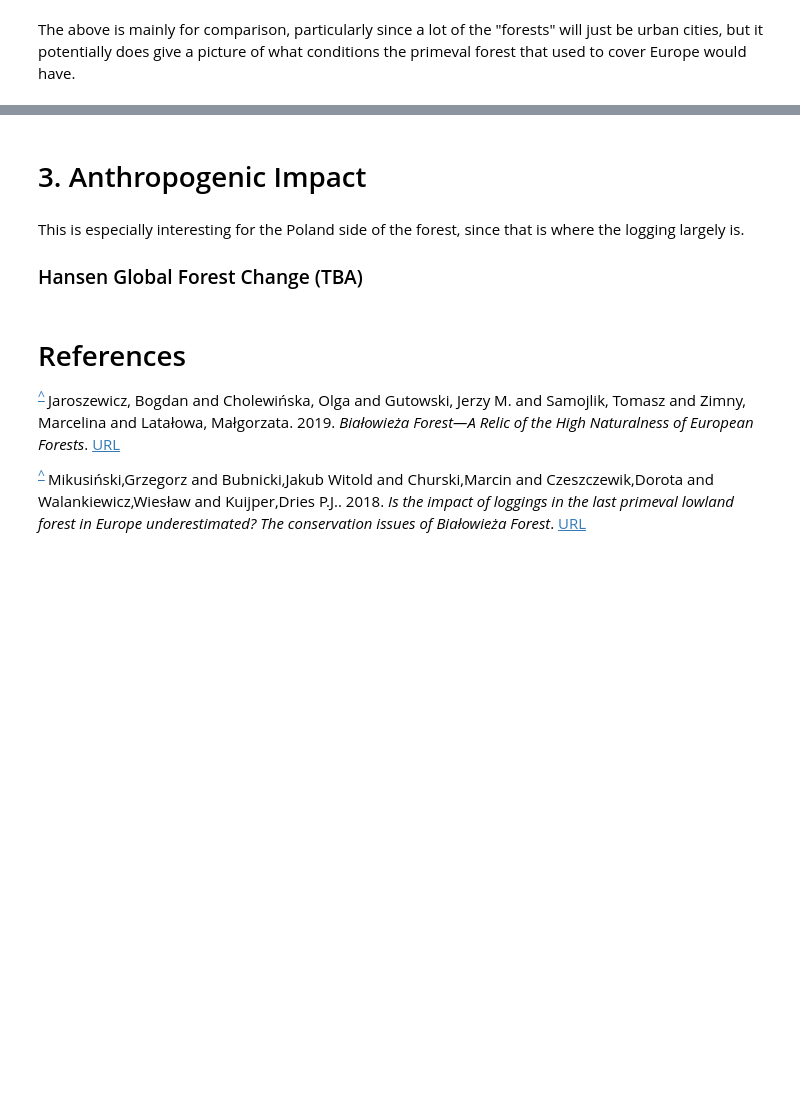
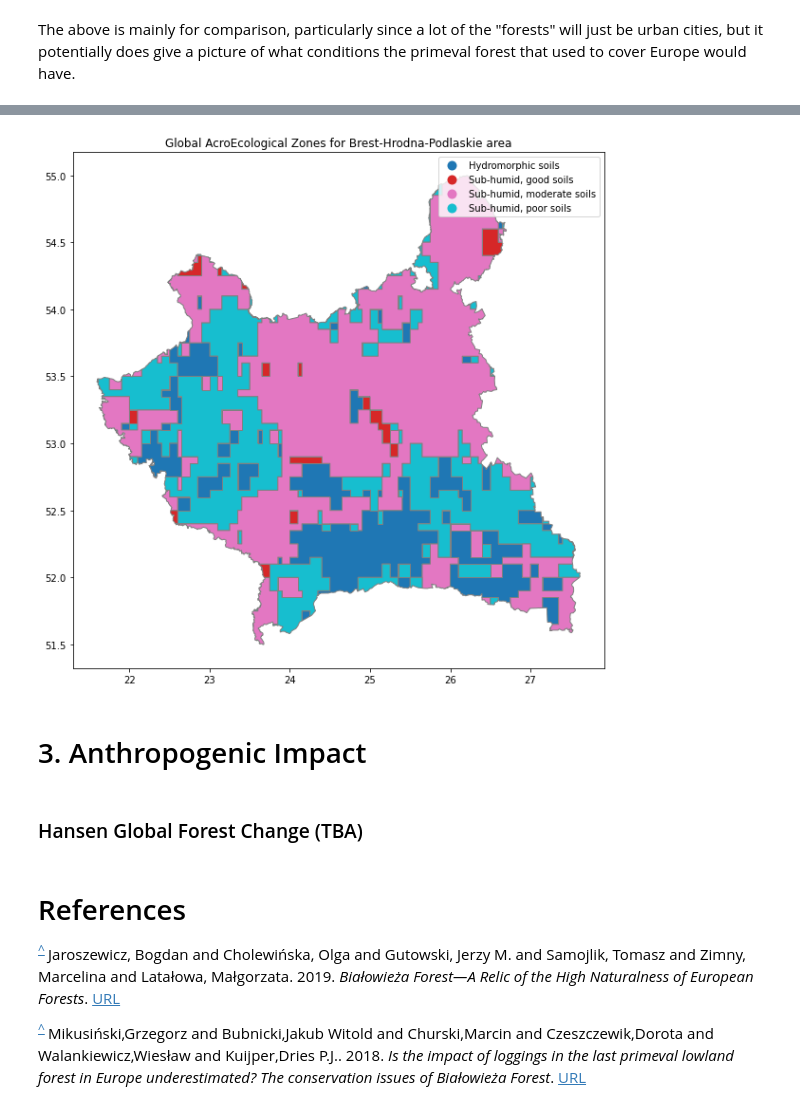
Before and after one commit to coloeus-monedula/moja-global-22, a Jupyter notebook: forest.ipynb, the cells around one changed output, grey strips where cells are left out. Cells and saved outputs as stored; diff of their text form; code cells hidden in the pictures; blank space fills up the shorter version.

```diff
--- a/forest.ipynb
+++ b/forest.ipynb
@@ -243,8 +268,44 @@ plt.show()
+# %%
+acroecological_data = read_df("https://datasets.mojaglobal.workers.dev/0:/Bioclimatic&EcologicalZones/GAEZ_Global_AgroEcological_Zones/GlobalAgroEcologicalZones_GAEZ.geojson")
+# %%
+forest_acroeco= acroecological_data.clip(forest_df)
+
+#https://github.com/moja-global/Land_Sector_Datasets/blob/master/Data/EcoRegion/GlobalAgroEcologicalZones_GAEZ.ipynb
+#acroecological soil zones gotten from here
+classification = {
+'1':'Steep terrain',
+'2':'Artic/Cold',
+'3':'Desert/Arid',
+'4':'Irrigated Soils',
+'5':'Hydromorphic soils',
+'6':'Dry, good soils',
+'7':'Dry, moderate soils',
+'8':'Dry, poor soils',
+'9':'Moist, good soils',
+'10':'Moist, moderate soils',
+'11':'Moist, poor soils',
+'12':'Sub-humid, good soils',
+'13':'Sub-humid, moderate soils',
+'14':'Sub-humid, poor soils',
+'15':'Humid, good soils',
+'16':'Humid, moderate soils',
+'17':'Humid, poor soils',
+'18':'Water'
+}
+
+forest_acroeco.Value = forest_acroeco.Value.astype('str').replace(classification)
+# %%
+fig, ax = plt.subplots(1, 1, figsize=(13, 10))
+
+ax.set_title('Global AcroEcological Zones for Brest-Hrodna-Podlaskie area')
+
+forest_acroeco.plot(column="Value",ax=ax, edgecolor='grey', legend=True)
+plt.show()
+# %% [output]
+[figure, added]
 # %% [markdown]
 # 3. Anthropogenic Impact
 # %% [markdown]
-This is especially interesting for the Poland side of the forest, since that is where the logging largely is.
-
 ### Hansen Global Forest Change (TBA)
 # %% [markdown]
 # References
```
Also changed, not shown: parts of 41 cells of this notebook.
